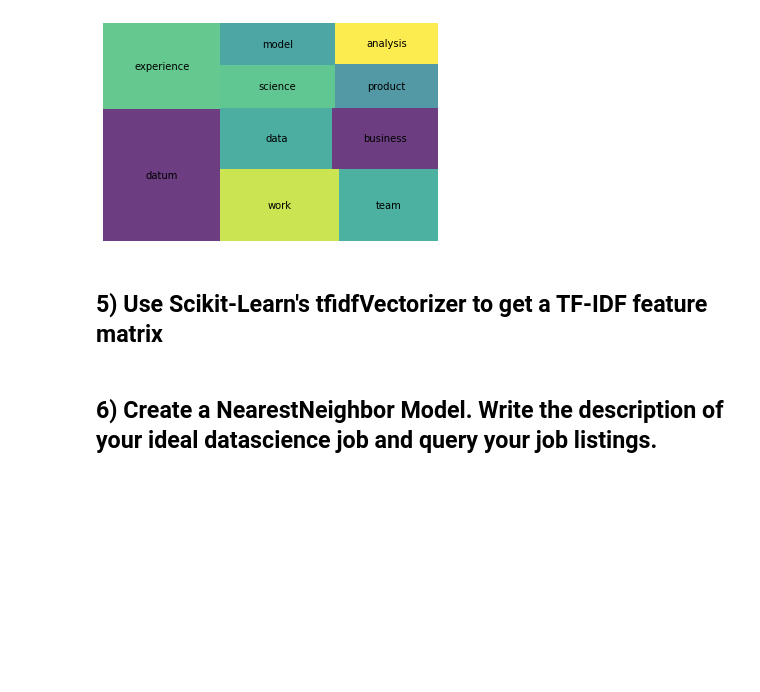
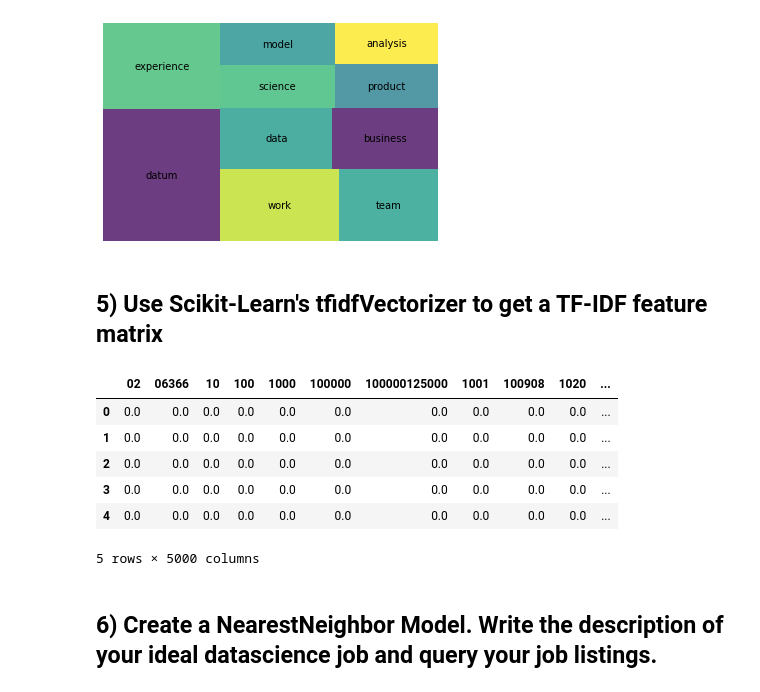
Before and after one commit to zachary-hamilton/DS-Unit-4-Sprint-1-NLP, a Jupyter notebook: module2-vector-representations/LS_DS_412_Vector_Representations_Assignment.ipynb, the cells around one changed output. Saved outputs shown, nothing was run; the diff lists cells and outputs as text; code cells hidden in the pictures; blank space fills up the shorter version.

```diff
--- a/module2-vector-representations/LS_DS_412_Vector_Representations_Assignment.ipynb
+++ b/module2-vector-representations/LS_DS_412_Vector_Representations_Assignment.ipynb
@@ -139,3 +137,20 @@ raise Exception("\nThis task is not complete. \nReplace this line with your code
+# %%
+tfidf = TfidfVectorizer(stop_words='english',
+             max_features=5000)
+
+dtm = tfidf.fit_transform(text_list)
+
+dtm = pd.DataFrame(dtm.todense(), columns=tfidf.get_feature_names())
+
+dtm.head()
+# %% [output]
+|  | 02 | 06366 | 10 | 100 | 1000 | 100000 | 100000125000 | 1001 | 100908 | 1020 | ... |
+| 0 | 0.0 | 0.0 | 0.0 | 0.0 | 0.0 | 0.0 | 0.0 | 0.0 | 0.0 | 0.0 | ... |
+| 1 | 0.0 | 0.0 | 0.0 | 0.0 | 0.0 | 0.0 | 0.0 | 0.0 | 0.0 | 0.0 | ... |
+| 2 | 0.0 | 0.0 | 0.0 | 0.0 | 0.0 | 0.0 | 0.0 | 0.0 | 0.0 | 0.0 | ... |
+| 3 | 0.0 | 0.0 | 0.0 | 0.0 | 0.0 | 0.0 | 0.0 | 0.0 | 0.0 | 0.0 | ... |
+| 4 | 0.0 | 0.0 | 0.0 | 0.0 | 0.0 | 0.0 | 0.0 | 0.0 | 0.0 | 0.0 | ... |
+5 rows × 5000 columns
 # %% [markdown]
 ## 6) Create a NearestNeighbor Model. Write the description of your ideal datascience job and query your job listings.
 # %%
```
Also changed, not shown: parts of 2 cells of this notebook, 1 other file.
